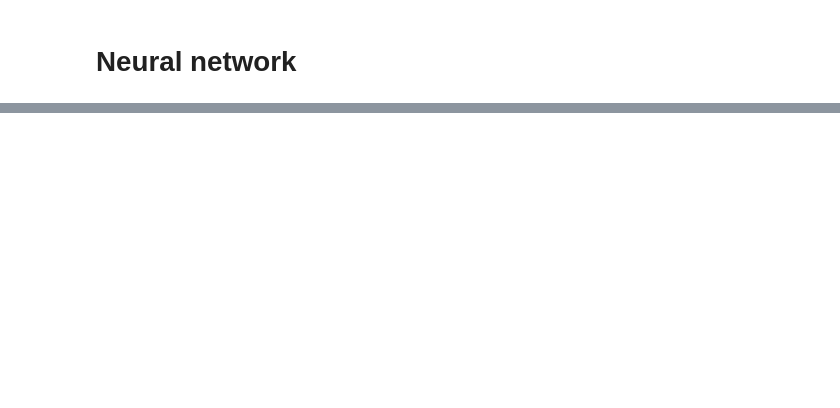
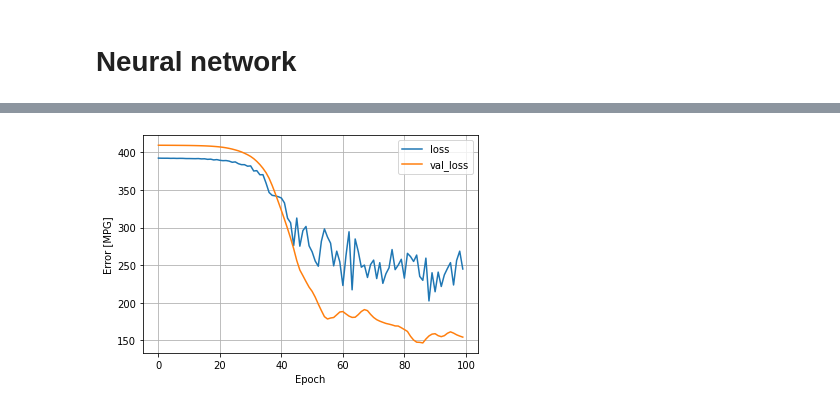
Before and after one commit to new-superuser-alt9193/Aprendizaje_maquina, a Jupyter notebook: framework.ipynb, the cells around one changed output, grey strips where cells are left out. Cells and saved outputs as stored; diff of their text form; code cells hidden in the pictures; blank space fills up the shorter version.

```diff
--- a/framework.ipynb
+++ b/framework.ipynb
@@ -360,0 +408,24 @@ big_dnn_model = compile_model(big_model)
+# %%
+big_model_r = keras.Sequential([
+        normalizer,
+        layers.Dense(64, activation='relu'),
+        layers.Dropout(0.5),
+        layers.Dense(64, activation='relu'),
+        layers.Dropout(0.5),
+        layers.Dense(64, activation='relu'),
+        layers.Dropout(0.5),
+        layers.Dense(5, activation='relu'),
+        layers.Dropout(0.5),
+        layers.Dense(5, activation='relu'),
+        layers.Dropout(0.5),
+        layers.Dense(1)
+    ])
+big_dnn_model_r = compile_model(big_model_r)
+# %%
+%%time
+history = big_dnn_model_r.fit(
+    x_train,
+    y_train,
+    validation_split=0.2,
+    verbose=0, epochs=100)
+historys['big_r'] = history
@@ -360,0 +435,4 @@ big_dnn_model = compile_model(big_model)
+# %%
+plot_loss(history)
+# %% [output]
+[figure, added]
```
Also changed, not shown: parts of 42 cells of this notebook, 2 other files.
